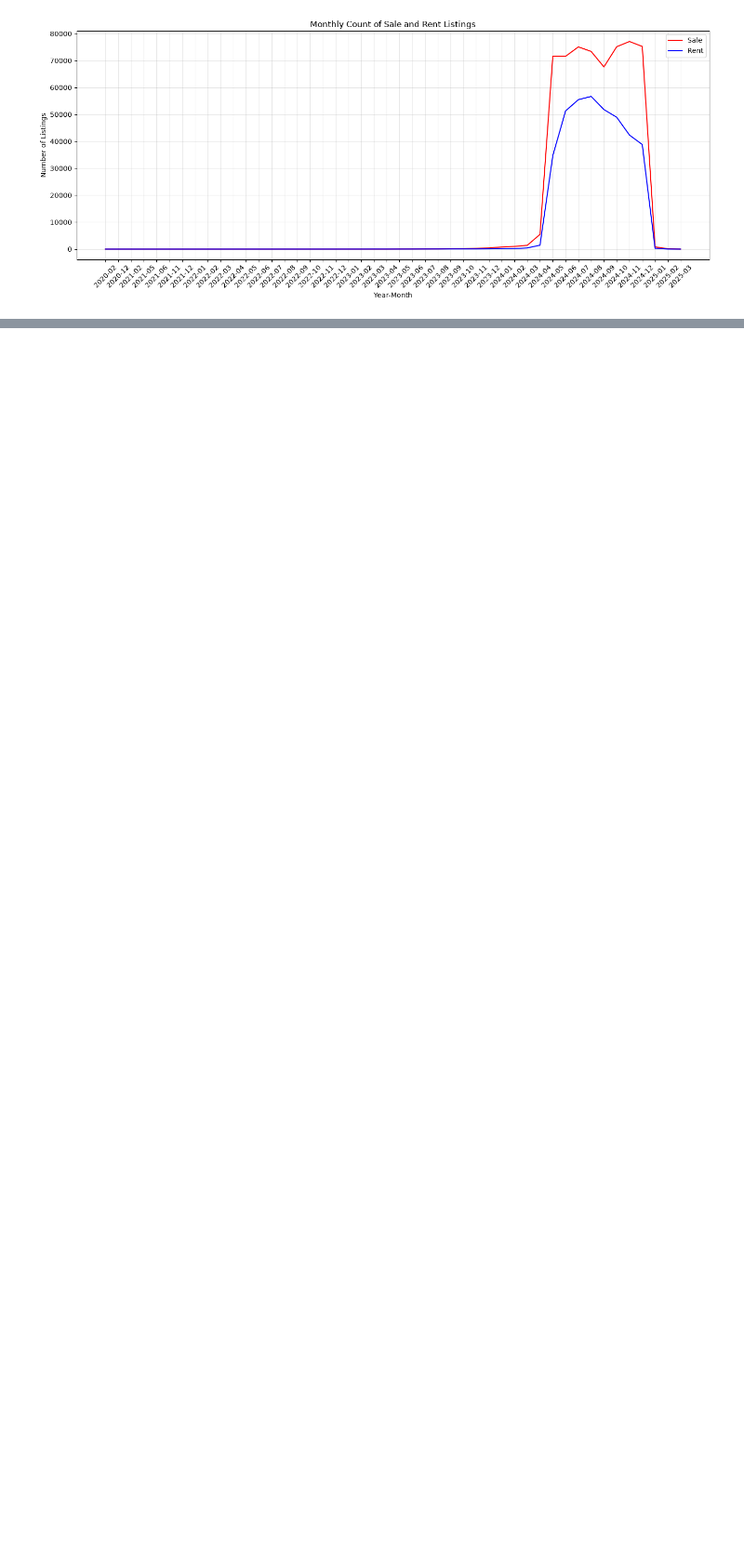
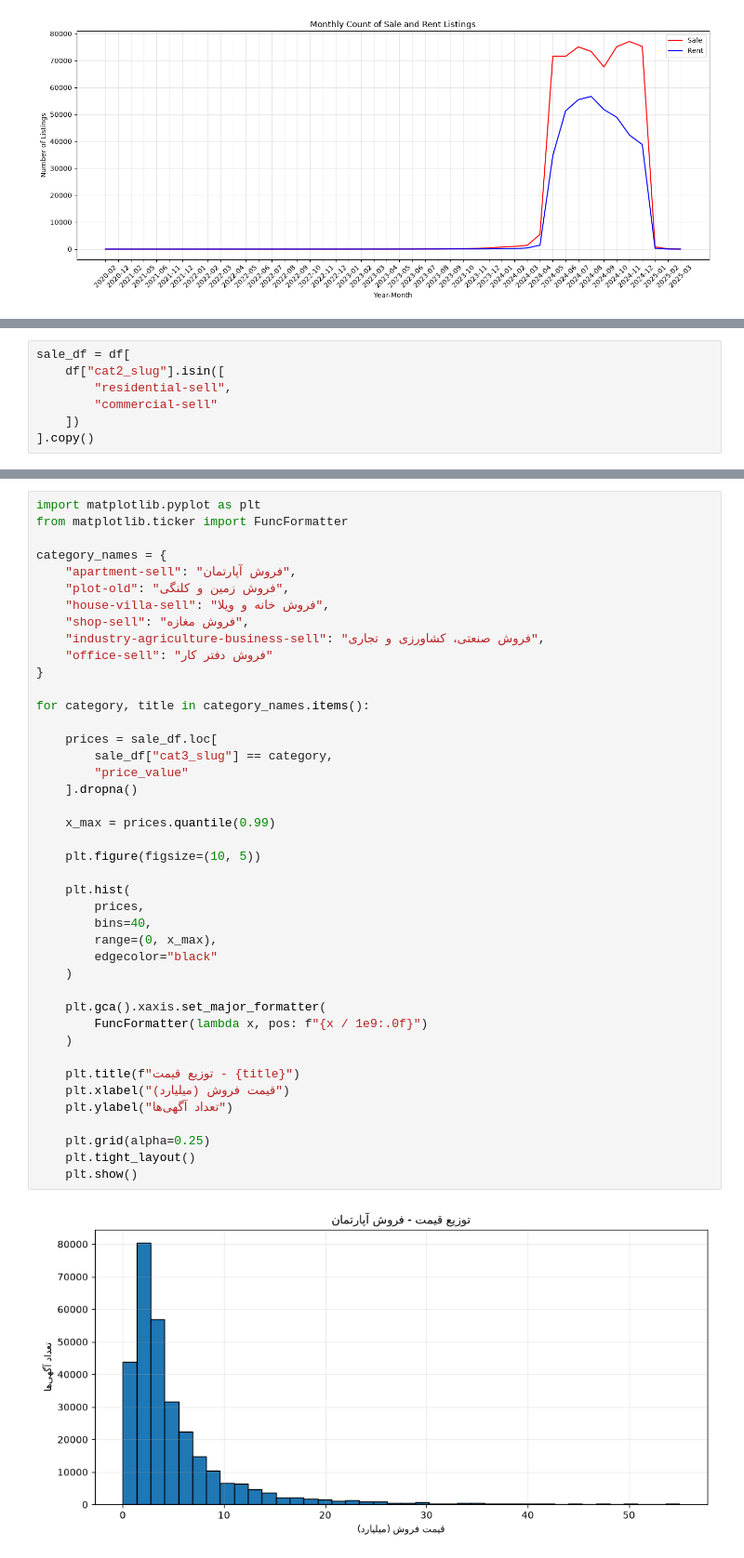
Before and after one commit to s3rasool/divar-real-estate-project, a Jupyter notebook: notebook/mahan_descriptive_stats.ipynb, the cells around one changed output, grey strips where cells are left out. Shown at 93% size. Cells and saved outputs as stored; diff of their text form; blank space fills up the shorter version.

Commit message:
Add sale price distribution analysis

```diff
--- a/notebook/mahan_descriptive_stats.ipynb
+++ b/notebook/mahan_descriptive_stats.ipynb
@@ -129,0 +163,7 @@ plt.show()
+# %%
+sale_df = df[
+    df["cat2_slug"].isin([
+        "residential-sell",
+        "commercial-sell"
+    ])
+].copy()
@@ -129,0 +181,44 @@ plt.show()
+# %%
+import matplotlib.pyplot as plt
+from matplotlib.ticker import FuncFormatter
+
+category_names = {
+    "apartment-sell": "فروش آپارتمان",
+    "plot-old": "فروش زمین و کلنگی",
+    "house-villa-sell": "فروش خانه و ویلا",
+    "shop-sell": "فروش مغازه",
+    "industry-agriculture-business-sell": "فروش صنعتی، کشاورزی و تجاری",
+    "office-sell": "فروش دفتر کار"
+}
+
+for category, title in category_names.items():
+
+    prices = sale_df.loc[
+        sale_df["cat3_slug"] == category,
+        "price_value"
+    ].dropna()
+
+    x_max = prices.quantile(0.99)
+
+    plt.figure(figsize=(10, 5))
+
+    plt.hist(
+        prices,
+        bins=40,
+        range=(0, x_max),
+        edgecolor="black"
+    )
+
+    plt.gca().xaxis.set_major_formatter(
+        FuncFormatter(lambda x, pos: f"{x / 1e9:.0f}")
+    )
+
+    plt.title(f"توزیع قیمت - {title}")
+    plt.xlabel("قیمت فروش (میلیارد)")
+    plt.ylabel("تعداد آگهی‌ها")
+
+    plt.grid(alpha=0.25)
+    plt.tight_layout()
+    plt.show()
+# %% [output]
+[figure, added]
```
Also changed, not shown: parts of 7 cells of this notebook.
